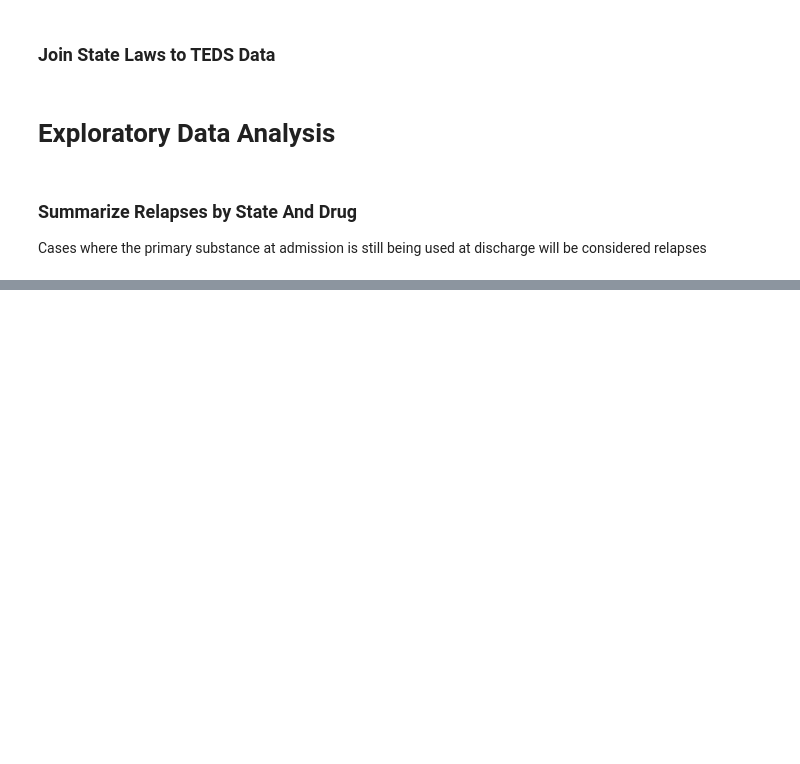
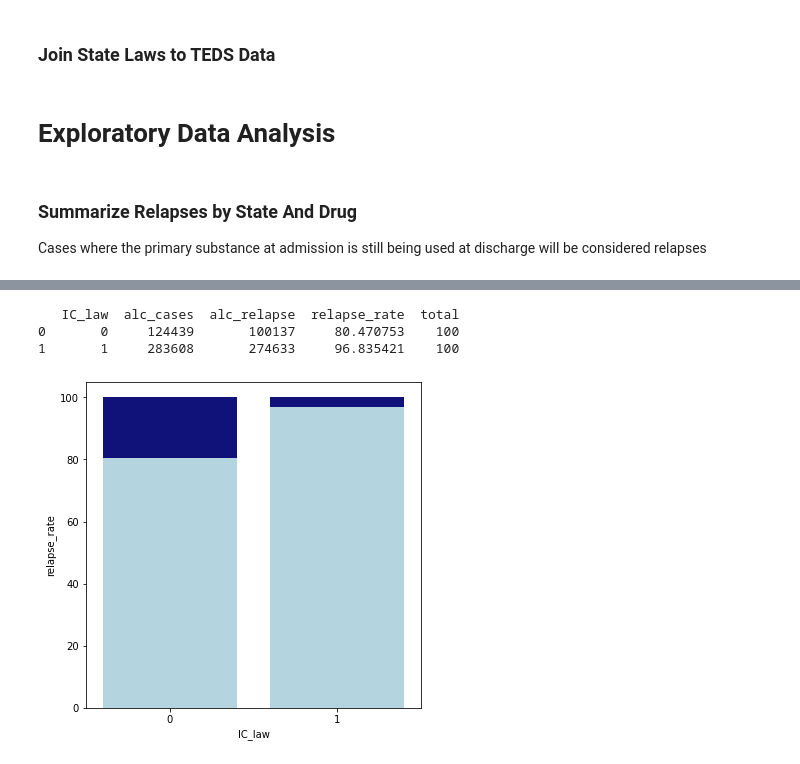
Before and after one commit to afaranda/TEDS_Housing_Employment_Study, a Jupyter notebook: notebooks/01_Explore_And_Process.ipynb, the cells around one changed output, grey strips where cells are left out. Saved outputs shown, nothing was run; the diff lists cells and outputs as text; code cells hidden in the pictures; blank space fills up the shorter version.

Commit message:
added distribution summary plots

```diff
--- a/notebooks/01_Explore_And_Process.ipynb
+++ b/notebooks/01_Explore_And_Process.ipynb
@@ -186,14 +186,15 @@ def relapse(x, **kwargs):
 #test.loc[:,'MET_RELA'] = test.loc[:,['CASEID','SUB1', 'SUB1_D', 'SUB2_D', 'SUB3_D']].apply(relapse, axis=1, drug=5)
 # %%
 ## Calculate Number of Relapses Per State
-teds_imp_laws.assign(
+teds_imp_laws = teds_imp_laws.assign(
     alc_cases = lambda x: x.loc[:,['SUB1']].apply(lambda x: x['SUB1'] == 2, axis=1),
     hrn_cases = lambda x: x.loc[:,['SUB1']].apply(lambda x: x['SUB1'] == 5, axis=1),
     met_cases = lambda x: x.loc[:,['SUB1']].apply(lambda x: x['SUB1'] == 10, axis=1),
     alc_relapse = lambda x: x.loc[:,['SUB1', 'SUB1_D', 'SUB2_D', 'SUB3_D']].apply(relapse, axis=1, drug=2),
     hrn_relapse = lambda x: x.loc[:,['SUB1', 'SUB1_D', 'SUB2_D', 'SUB3_D']].apply(relapse, axis=1, drug=5),
     met_relapse = lambda x: x.loc[:,['SUB1', 'SUB1_D', 'SUB2_D', 'SUB3_D']].apply(relapse, axis=1, drug=10)
-).groupby(['Jurisdiction']).sum().loc[:,['alc_cases','hrn_cases', 'met_cases','alc_relapse','hrn_relapse', 'met_relapse']].assign(
+)
+teds_imp_laws.groupby(['Jurisdiction']).sum().loc[:,['alc_cases','hrn_cases', 'met_cases','alc_relapse','hrn_relapse', 'met_relapse']].assign(
     alc_rate = lambda x: x['alc_relapse'] / x['alc_cases'],
     hrn_rate = lambda x: x['hrn_relapse'] / x['hrn_cases'],
     met_rate = lambda x: x['met_relapse'] / x['met_cases']
@@ -214,0 +221,31 @@ teds_imp_laws.assign(
+# %%
+## Index casese of alcohol use at intake
+alc_cases = teds_imp_laws.alc_cases == 1
+
+plt.figure(figsize=(6, 6))
+plot_data = teds_imp_laws.loc[
+    alc_cases,['IC_law','alc_cases','alc_relapse']
+].groupby(['IC_law']).sum().reset_index().assign(
+    relapse_rate = lambda x: 100*(x['alc_relapse'] / x['alc_cases']),
+    total = [100, 100]
+)
+print(plot_data)
+total_bars = sns.barplot(
+    x="IC_law",
+    y="total",
+    data=plot_data,
+    color='darkblue'
+)
+
+rate_bars = sns.barplot(
+    x="IC_law",
+    y="relapse_rate",
+    data=plot_data,
+    color='lightblue'
+)
+plt.show()
+# %% [output]
+   IC_law  alc_cases  alc_relapse  relapse_rate  total
+0       0     124439       100137     80.470753    100
+1       1     283608       274633     96.835421    100
+[figure, added]
```
Also changed, not shown: parts of 6 cells of this notebook.
